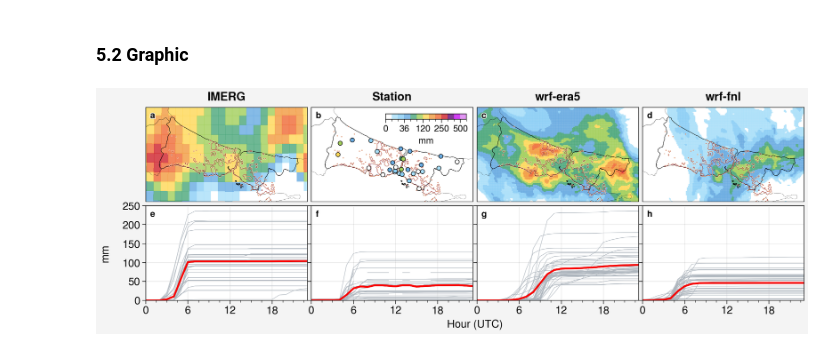
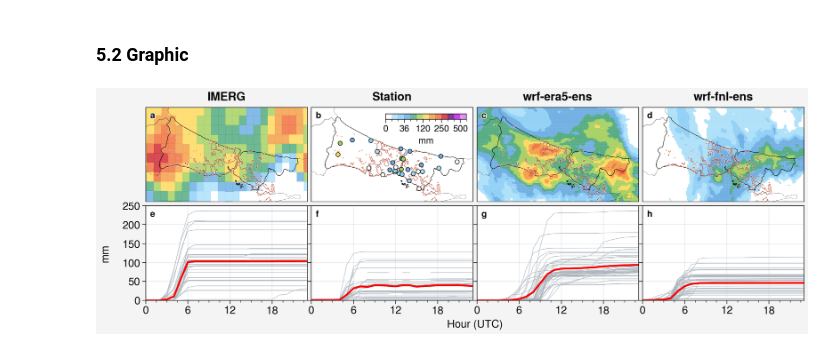
Before and after one commit to donmezkutay/Urban-Precipitation-Article-Istanbul, a Jupyter notebook: combined_verification.ipynb, the cells around one changed output. Saved outputs shown, nothing was run; the diff lists cells and outputs as text; code cells hidden in the pictures.

```diff
--- a/combined_verification.ipynb
+++ b/combined_verification.ipynb
@@ -590,7 +590,7 @@ axs[:4].format(lonlim=(27.69171143+0.10, 30.04271274),
            longrid=False,
            latgrid = False)
 
-axs.format(collabels=['IMERG', 'Station', 'wrf-era5', 'wrf-fnl'],
+axs.format(collabels=['IMERG', 'Station', 'wrf-era5-ens', 'wrf-fnl-ens'],
            #collabelsize=12,
            labelsize=12
            #collabels=['08UTC', '09UTC', '10UTC', '11UTC']
@@ -686,31 +686,31 @@ for i in range(4, int(graphic_no)):
                           colors='red', lw=2,
                           path_effects=path_effect,
                     )
     #axs[i].format(xformatter='%H')
     axs[i].set_ylim([vmin, vmax])
     axs[i].set_xlabel('Hour (UTC)')
     axs[i].set_ylabel('mm')
     axs[i].set_yticks([0, 50, 100, 150, 200, 250])
     axs[i].set_xticks([0, 6, 12, 18])
 
 axs[5:].format(ytickminor=False, ylabel='')
 
 # colorbars
 axs[1].colorbar(mesh,
                  label='mm',
                  ticks = ticks,
                  loc='ur', length=10,  # length is em widths
                  tickminor=True, alpha=0.5,
                  width=0.7,
                  labelsize = 10,
                  ticklabelsize = 10,
                  frame=False,
                  pad = 0.8
                 )
 
 #save figure
 plt.savefig(r'pictures/combined_verification.jpeg',
             bbox_inches='tight', optimize=True,
             progressive=True, dpi=1000)
 # %% [output]
-[figure, old version]
+[figure, new version]
```
Also changed, not shown: 7 other files.
